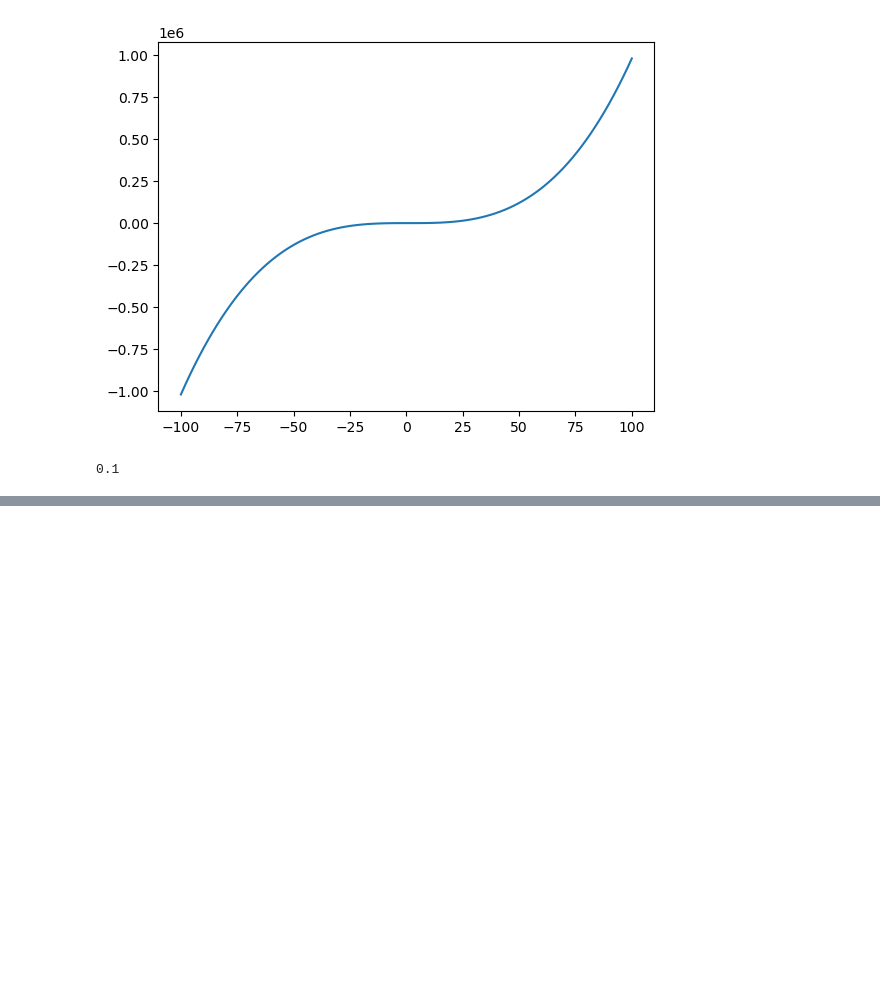
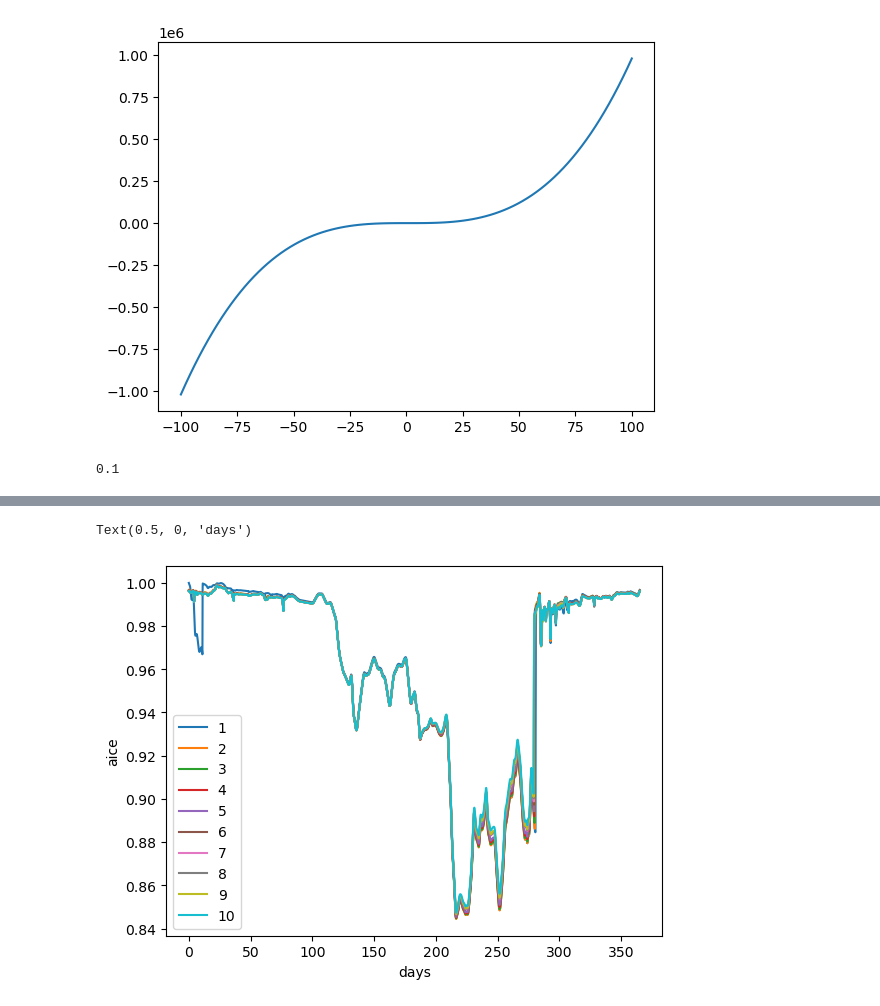
Before and after one commit to NoahDay/sea-ice-models, a Jupyter notebook: sea-ice-model.ipynb, the cells around one changed output, grey strips where cells are left out. Saved outputs shown, nothing was run; the diff lists cells and outputs as text; code cells hidden in the pictures; blank space fills up the shorter version.

```diff
--- a/sea-ice-model.ipynb
+++ b/sea-ice-model.ipynb
@@ -544,0 +577,4 @@ y[0]
+# %%
+
+ds = xr.open_dataset('/Users/noahday/GitHub/icepack-dirs/runs/icepackfluff/history/icepack.h.20150101.nc')
+ds
@@ -544,0 +599,11 @@ y[0]
+# %%
+var = 'aice'
+column_test = 1
+for i in range(1,11):
+    plt.plot(np.linspace(0,365,365*24), ds[var][(i-1)*365*24:i*365*24,column_test], label = str(i))
+plt.legend()
+plt.ylabel(var)
+plt.xlabel('days')
+# %% [output]
+Text(0.5, 0, 'days')
+[figure, added]
```
Also changed, not shown: parts of 7 cells of this notebook, 3 other files.
